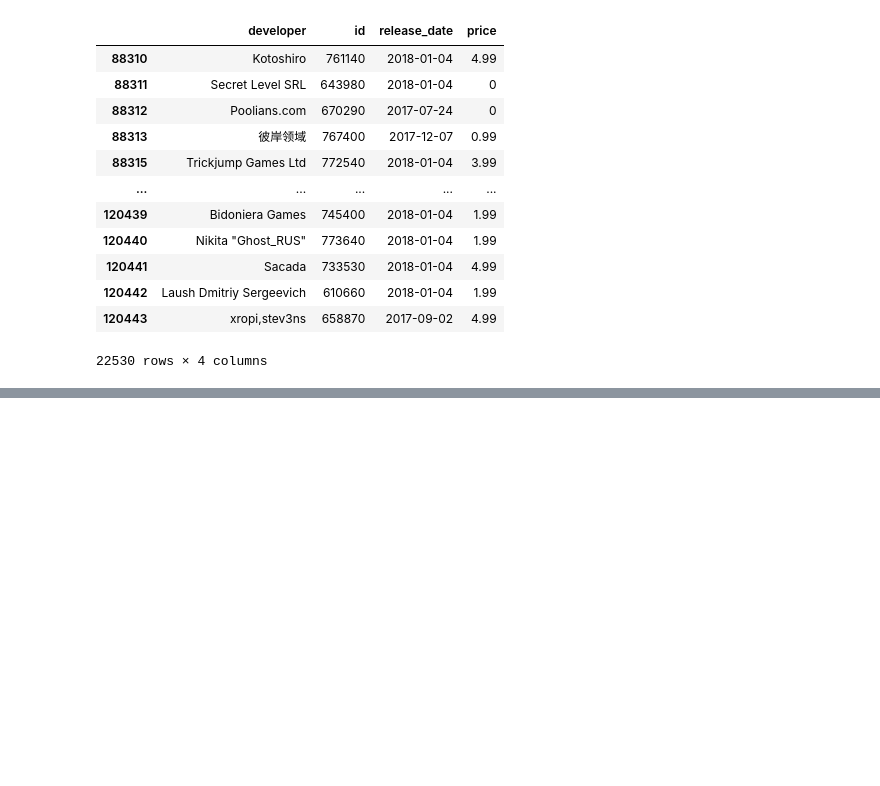
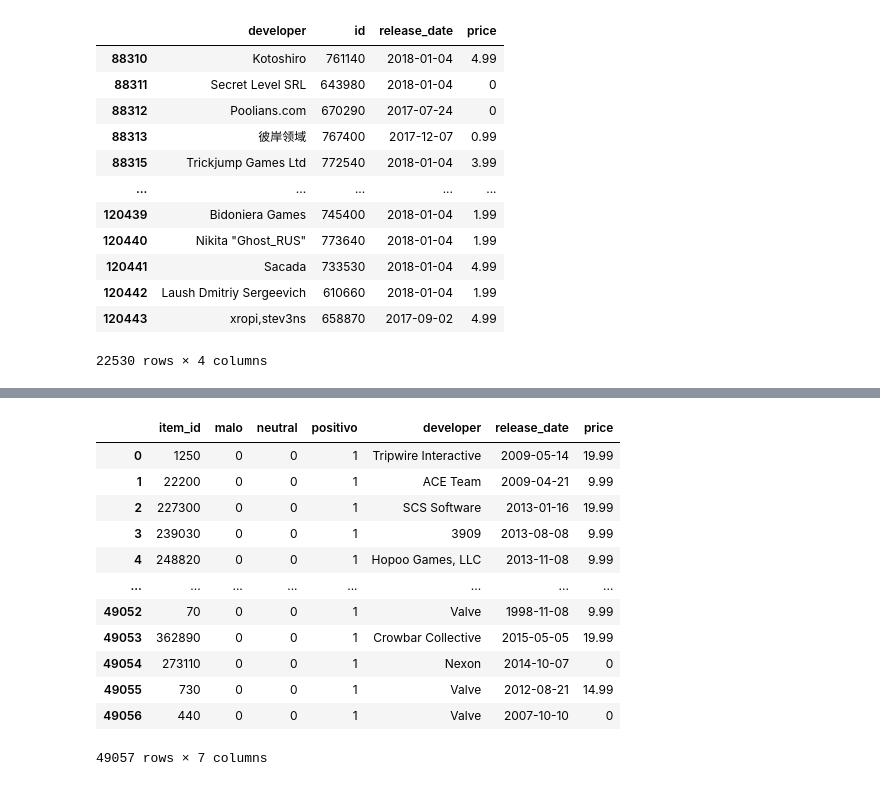
Before and after one commit to Remolino777/steam-game-recommendation-system, a Jupyter notebook: Exploratory_developer.ipynb, the cells around one changed output, grey strips where cells are left out. Saved outputs shown, nothing was run; the diff lists cells and outputs as text; code cells hidden in the pictures; blank space fills up the shorter version.

```diff
--- a/Exploratory_developer.ipynb
+++ b/Exploratory_developer.ipynb
@@ -110,0 +119,2 @@ df2
+# %%
+df2['release_date'] = pd.to_datetime(df2['release_date'], format='mixed')
@@ -111,2 +135,5 @@ df2
 # %%
 df2.to_csv(r'Dataset\Procesado\developer_db.csv', index=False)
+# %%
+#Cargo el archivo developer_db para hacer un merge con la base de datos
+dfs = pd.read_csv(r'Dataset\Procesado\sentiment.csv')
@@ -112,0 +168,23 @@ df2.to_csv(r'Dataset\Procesado\developer_db.csv', index=False)
+# %%
+#convierto la columna 'item_id' al tipo int
+df2['item_id'] = df2['item_id'].astype(int)
+dfs['item_id'] = dfs['item_id'].astype(int)
+# %%
+# Hago un merge de los dos archivos utilizando item_id como columna comun.
+dev_df = pd.merge(dfs, df2, on='item_id', how='inner')
+# %%
+dev_df
+# %% [output]
+|  | item_id | malo | neutral | positivo | developer | release_date | price |
+| 0 | 1250 | 0 | 0 | 1 | Tripwire Interactive | 2009-05-14 | 19.99 |
+| 1 | 22200 | 0 | 0 | 1 | ACE Team | 2009-04-21 | 9.99 |
+| 2 | 227300 | 0 | 0 | 1 | SCS Software | 2013-01-16 | 19.99 |
+| 3 | 239030 | 0 | 0 | 1 | 3909 | 2013-08-08 | 9.99 |
+| 4 | 248820 | 0 | 0 | 1 | Hopoo Games, LLC | 2013-11-08 | 9.99 |
+| ... | ... | ... | ... | ... | ... | ... | ... |
+| 49052 | 70 | 0 | 0 | 1 | Valve | 1998-11-08 | 9.99 |
+| 49053 | 362890 | 0 | 0 | 1 | Crowbar Collective | 2015-05-05 | 19.99 |
+| 49054 | 273110 | 0 | 0 | 1 | Nexon | 2014-10-07 | 0 |
+| 49055 | 730 | 0 | 0 | 1 | Valve | 2012-08-21 | 14.99 |
+| 49056 | 440 | 0 | 0 | 1 | Valve | 2007-10-10 | 0 |
+49057 rows × 7 columns
```
Also changed, not shown: parts of 8 cells of this notebook, 1 other file.
